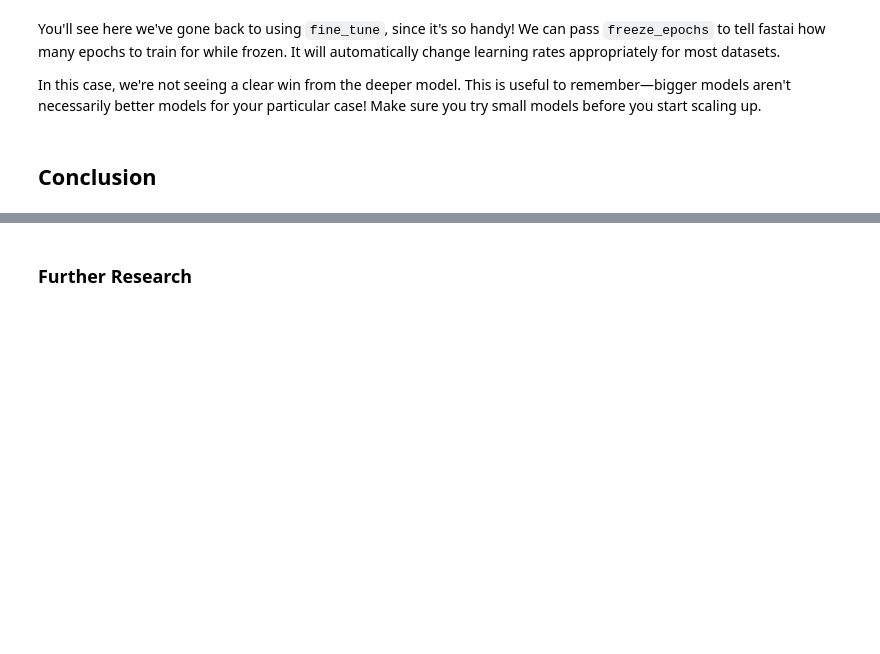
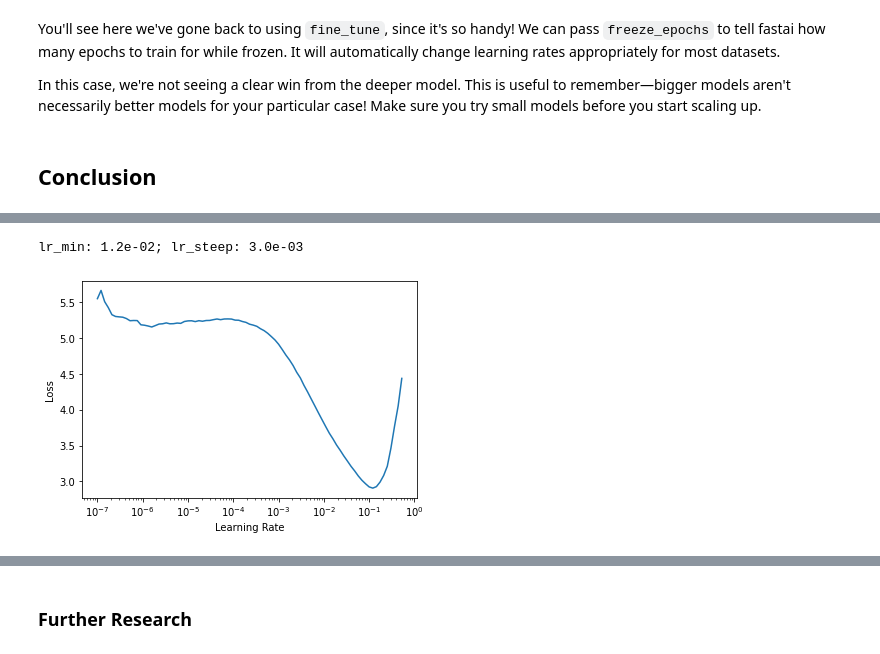
Before and after one commit to vtecftwy/fastbook, a Jupyter notebook: 05_pet_breeds.ipynb, the cells around one changed output, grey strips where cells are left out. Drawn from its saved outputs; the diff is of its cells as text; code cells hidden in the pictures; blank space fills up the shorter version.

```diff
--- a/05_pet_breeds.ipynb
+++ b/05_pet_breeds.ipynb
@@ -792,0 +998,8 @@ Remember: the choices made in the implementation of cross-entropy loss are not t
+# %%
+# Set model for reproducibility and find optimum lr
+set_seed(seed_value, True)
+dls = pets.dataloaders(path/"img-small")
+learn = cnn_learner(dls, resnet18, metrics=error_rate)
+lr_min, lr_steep = learn.lr_find()
+print(f"lr_min: {lr_min:.1e}; lr_steep: {lr_steep:.1e}")
+# %% [output]
@@ -792,0 +1007,2 @@ Remember: the choices made in the implementation of cross-entropy loss are not t
+lr_min: 1.2e-02; lr_steep: 3.0e-03
+[figure, added]
```
Also changed, not shown: parts of 59 cells of this notebook.
